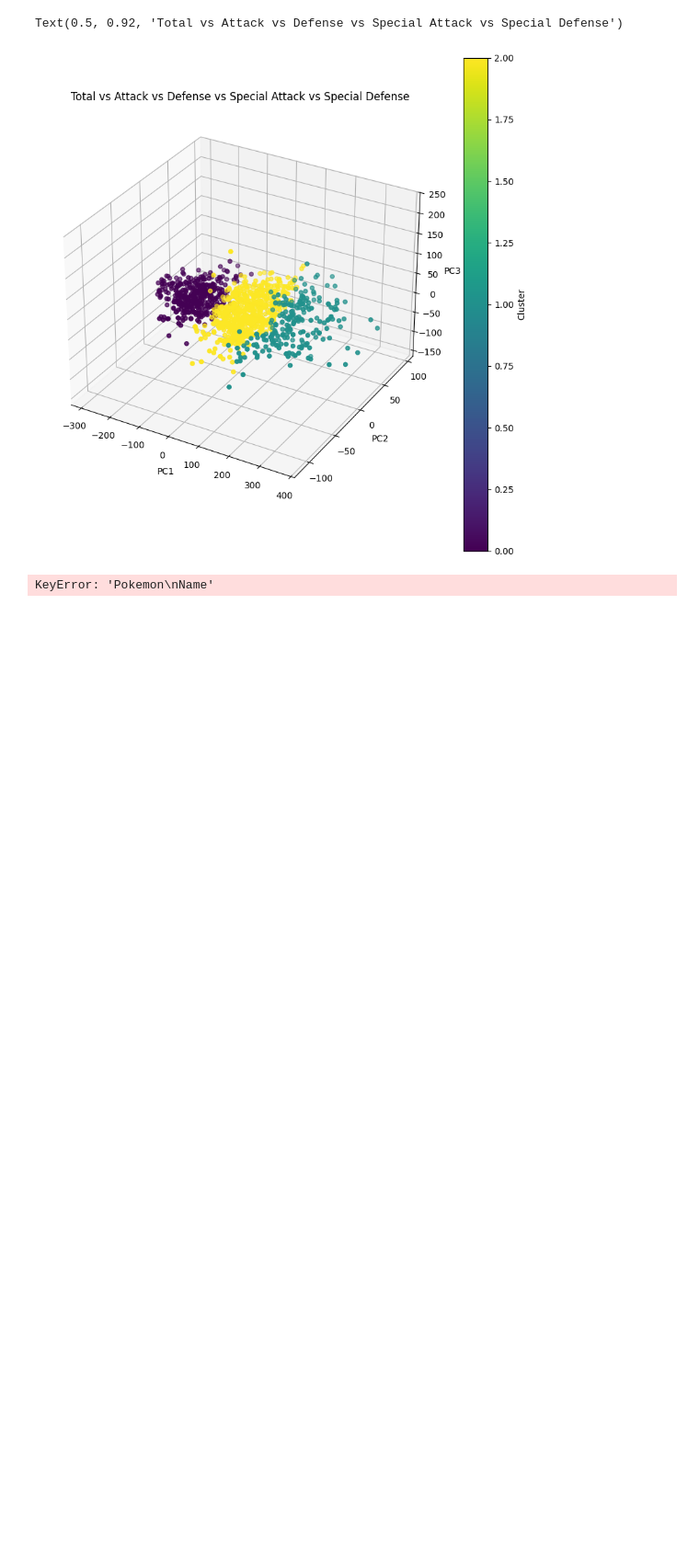
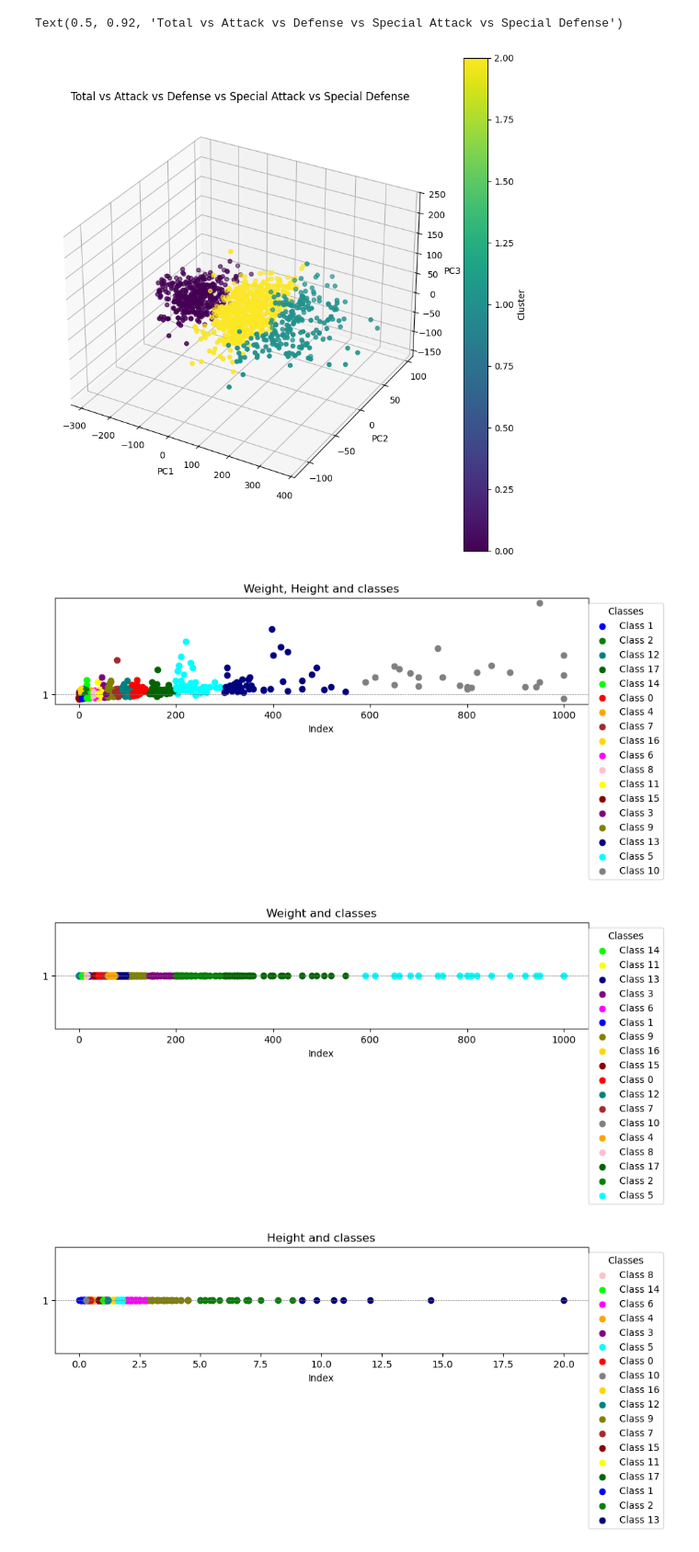
Before and after one commit to ccass117/DMML-Personal-Repo, a Jupyter notebook: notebooks/Clustering.ipynb, the cells around one changed output. Shown at 92% size. Saved outputs shown, nothing was run; the diff lists cells and outputs as text; code cells hidden in the pictures; blank space fills up the shorter version.

```diff
--- a/notebooks/Clustering.ipynb
+++ b/notebooks/Clustering.ipynb
@@ -563,7 +563,7 @@ df = pd.read_csv("..\data\Tabular Dataset.csv")
 # print(df.head())
 
 ## Variables
-name = df["Pokemon Name"].tolist()
+name = df["Pokemon\r\nName"].tolist()
 weight=df["Weight (kg)"].tolist()
 height=df["Height (m)"].tolist()
 type=df["Type I"].tolist()
@@ -721,31 +721,33 @@ plt.show()
 ## Height clustering
 
 Znheight, moyheight=kmeans(height,18,len(height))
 
 
 
 # Liste de couleurs pour chaque classe
 couleurs = [
     'red', 'blue', 'green', 'purple', 'orange', 'cyan', 'magenta', 'brown',
     'pink', 'olive', 'gray', 'yellow', 'teal', 'navy', 'lime', 'darkred',
     'gold', 'darkgreen'
 ]
 
 
 # Affichage des points avec une couleur par classe
 plt.figure(3,figsize=(10, 2))
 for i, valeur in enumerate(height):
     classe = Znheight[i]
     plt.scatter(valeur, 1, color=couleurs[classe], label=f'Class {classe}' if f'Class {classe}' not in plt.gca().get_legend_handles_labels()[1] else "")
 
 # Ajout des étiquettes et légende
 plt.xlabel("Index")
 plt.yticks([1])
 plt.title("Height and classes")
 plt.legend(title="Classes", loc='upper right', bbox_to_anchor=(1.15, 1))
 
 # Affichage de la ligne horizontale
 plt.axhline(y=1, color='gray', linestyle='--', linewidth=0.5)
 plt.show()
 # %% [output]
-KeyError: 'Pokemon\nName'
+[figure, added]
+[figure, added]
+[figure, added]
```
